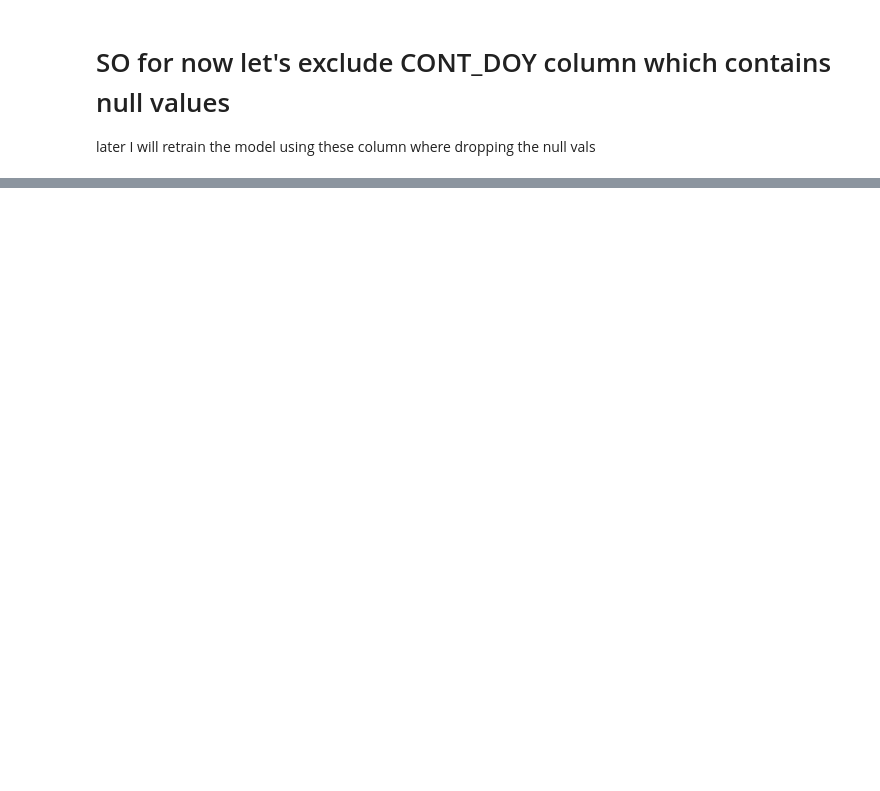
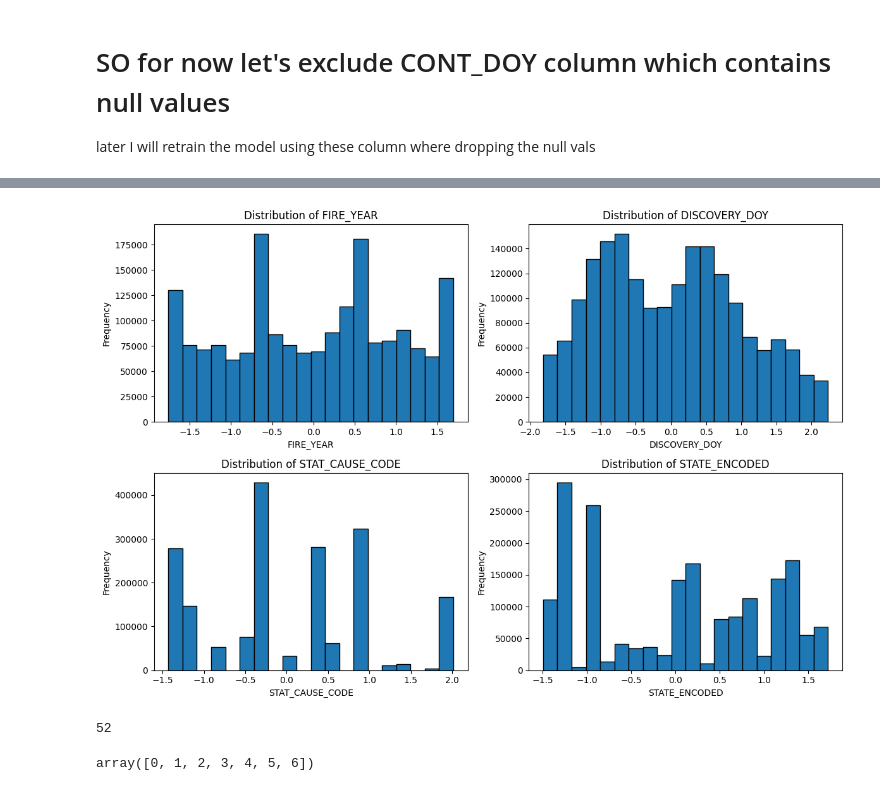
Before and after one commit to DanialArab/Geospatial_Data_Science, a Jupyter notebook: My GIS Projects/3. Fire Predictor/Fire_Predictor.ipynb, the cells around one changed output, grey strips where cells are left out. Drawn from its saved outputs; the diff is of its cells as text; code cells hidden in the pictures; blank space fills up the shorter version.

```diff
--- a/My GIS Projects/3. Fire Predictor/Fire_Predictor.ipynb
+++ b/My GIS Projects/3. Fire Predictor/Fire_Predictor.ipynb
@@ -276,0 +860,31 @@ STATE_indexed.head(3)
+# %%
+import matplotlib.pyplot as plt
+df=features
+# Select the features for plotting
+features_to_plot = ['FIRE_YEAR', 'DISCOVERY_DOY', 'STAT_CAUSE_CODE', 'STATE_ENCODED']
+
+# Create subplots for each feature
+fig, axes = plt.subplots(nrows=2, ncols=2, figsize=(12, 8))
+
+# Plot histograms for each feature
+for ax, feature in zip(axes.flatten(), features_to_plot):
+    ax.hist(df[feature], bins=20, edgecolor='black')
+    ax.set_title(f"Distribution of {feature}")
+    ax.set_xlabel(feature)
+    ax.set_ylabel("Frequency")
+
+# Adjust spacing between subplots
+plt.tight_layout()
+
+# Display the plot
+plt.show()
+# %% [output]
+[figure, added]
+# %%
+len(features.STATE_ENCODED.unique())
+# %% [output]
+52
+# %%
+np.unique(indexed_labels)
+# %% [output]
+array([0, 1, 2, 3, 4, 5, 6])
```
Also changed, not shown: parts of 174 cells of this notebook, 1 other file.
